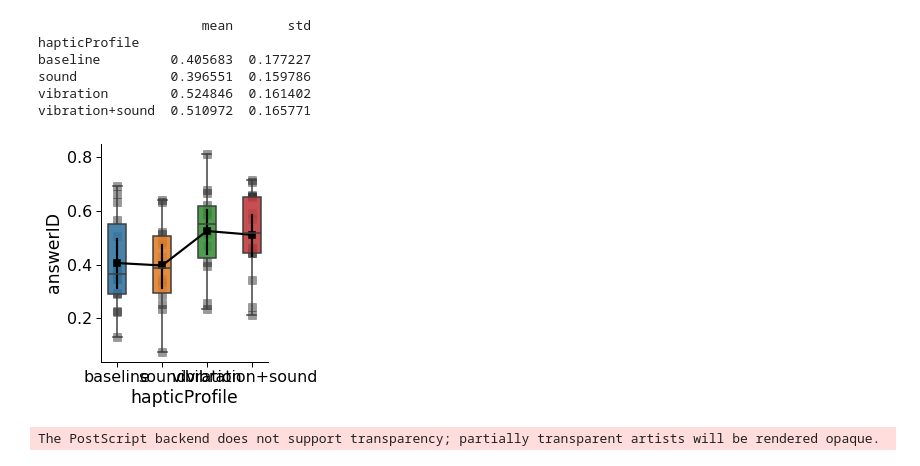
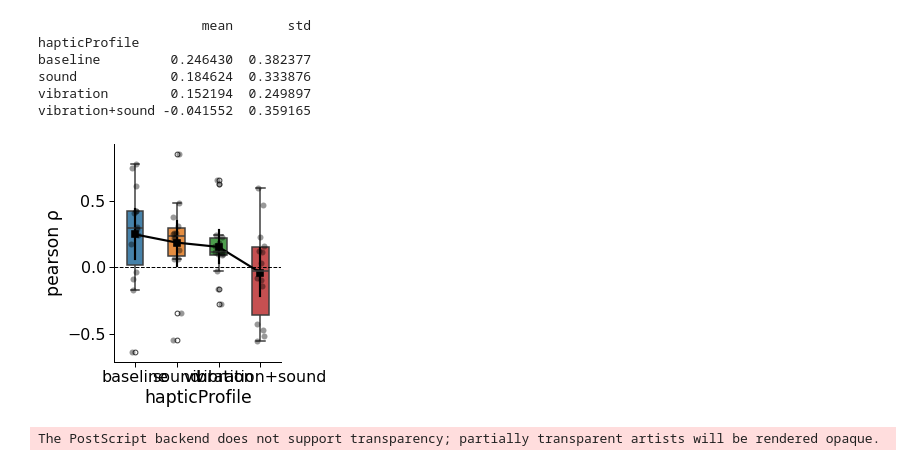
Before and after one commit to lukasgehrke/neuroadaptive-xr, a Jupyter notebook: notebooks/haptic-ratings.ipynb, the cells around one changed output. Cells and saved outputs as stored; diff of their text form; code cells hidden in the pictures.

```diff
--- a/notebooks/haptic-ratings.ipynb
+++ b/notebooks/haptic-ratings.ipynb
@@ -11,6 +18,0 @@ df = pd.read_csv(path + fname, delimiter=';')
-# %%
-# data cleaning
-# df = df[df.bad_epoch != 1]
-
-# select only the first 5 trials of each hapticProfile
-df = df.groupby(['hapticProfile', 'id']).head(10)
@@ -17,15 +241,9 @@ df = df.groupby(['hapticProfile', 'id']).head(10)
 # %%
-df = df.groupby(['hapticProfile','id']).mean().reset_index()
+y = 'correlation'
+ylabel = 'pearson ρ'
+title = 'answerID_x_Number'
 
-y = 'answerID'
-title = 'answerID'
-
-# y = 'AccuracyCm'
-# title = 'AccuracyCm'
-
-# y = 'fix_delay'
-
-print(df.groupby('hapticProfile')[y].agg(['mean','std']))
+print(correlation_df.groupby('hapticProfile')[y].agg(['mean','std']))
 
 with sns.plotting_context('paper', font_scale = 1.8):
 
@@ -42,45 +260,49 @@ with sns.plotting_context('paper', font_scale = 1.8):
     # sns.stripplot(x=x, y=y, behavior=behavior, size=6, palette=palette, linewidth=1, dodge='auto', legend=None)
 
     # show boxplots
-    ax = sns.boxplot(data = df, x = 'hapticProfile', y = y, order= ['baseline','sound','vibration','vibration+sound'], width=.4, hue='hapticProfile', linewidth=1.5)
+    ax = sns.boxplot(data = correlation_df, x = 'hapticProfile', y = y, order= ['baseline','sound','vibration','vibration+sound'], width=.4, hue='hapticProfile', linewidth=1.5)
     for patch in ax.patches: # adapt alpha
             r, g, b, a = patch.get_facecolor()
             patch.set_facecolor((r, g, b, .9))
 
     # show line connecting means
-    ax =  sns.pointplot(data = df, x = 'hapticProfile', y = y, markers="s" ,color = 'black', order= ['baseline','sound','vibration','vibration+sound'])
+    ax = sns.pointplot(data=correlation_df, x='hapticProfile', y=y, markers="s", color='black', order=['baseline', 'sound', 'vibration', 'vibration+sound'])
 
     #  show lines connecting pid means observations
-    # ax = sns.lineplot(data = df, x = 'hapticProfile', y = y, hue = id, palette = sns.color_palette(['black'],8),legend = False,alpha=0.4)
+    # ax = sns.lineplot(data = df_agg, x = 'hapticProfile', y = y, hue = id, palette = sns.color_palette(['black'],8),legend = False,alpha=0.4)
 
-    ax = sns.scatterplot(data = df, x = 'hapticProfile', y = y, s=50, legend= True, marker="s",color = 'black',edgecolor = 'black',alpha=0.4)
+    ax = sns.stripplot(data=correlation_df, x='hapticProfile', y=y, order=['baseline', 'sound', 'vibration', 'vibration+sound'], jitter=True, size=6, color='black', edgecolor='black', alpha=0.4)
 
     # ax.invert_yaxis()
     # add_stat_annotation(ax, behavior=behavior_means, x=x, y=y, box_pairs=[("baseline", "ems_random"), ("baseline", "ems_bci"), ('ems_random', 'ems_bci')], test='t-test_paired', text_format='star', loc='outside', verbose=2)
 
     handles, labels = ax.get_legend_handles_labels()
 
     #plt.legend(handles[3:6],labels[3:6],frameon=True,loc = 'upper left',labelspacing =0.3)
 
+    # draw a line at y = 0
+    ax.axhline(y=0, color='black', linestyle='--', linewidth=1)
+
+
     # set ylimit
     # ax.set_ylim(-450,150)
 
     # label_plot_for_subcats(ax)
     # ax.set_title(title)
-    # ax.set_ylabel(ylabel)
+    ax.set_ylabel(ylabel)
     # ax.set_xlabel(xlabel)
 
     plt.show()
 
     fig.savefig(title + '.eps', format='eps', transparent=True, bbox_inches='tight', dpi=300)
     fig.savefig(title + '.svg', format='svg', transparent=True, bbox_inches='tight', dpi=300)
     fig.savefig(title + '.png', format='png', transparent=True, bbox_inches='tight', dpi=300)
 # %% [output]
                      mean       std
 hapticProfile
-baseline         0.405683  0.177227
-sound            0.396551  0.159786
-vibration        0.524846  0.161402
-vibration+sound  0.510972  0.165771
+baseline         0.246430  0.382377
+sound            0.184624  0.333876
+vibration        0.152194  0.249897
+vibration+sound -0.041552  0.359165
-[figure, old version]
+[figure, new version]
 The PostScript backend does not support transparency; partially transparent artists will be rendered opaque.
```
Also changed, not shown: parts of 14 cells of this notebook, 3 other files.
